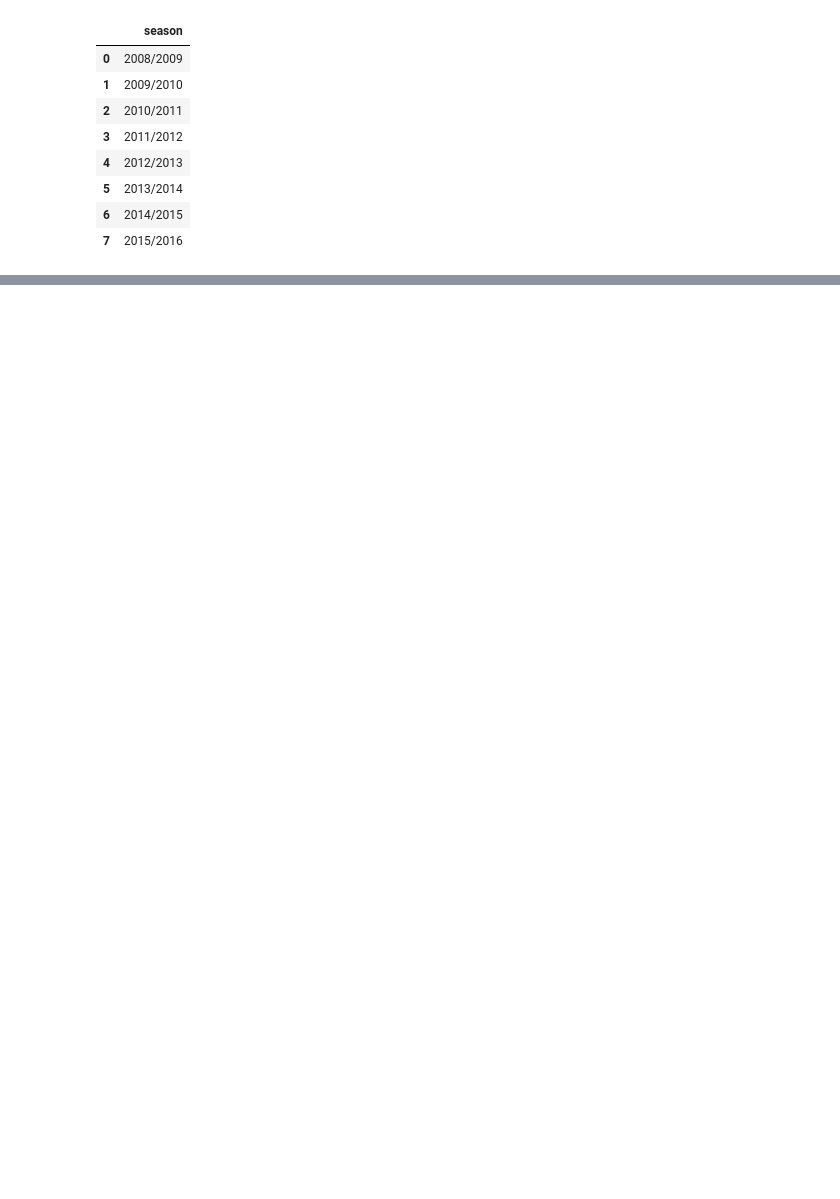
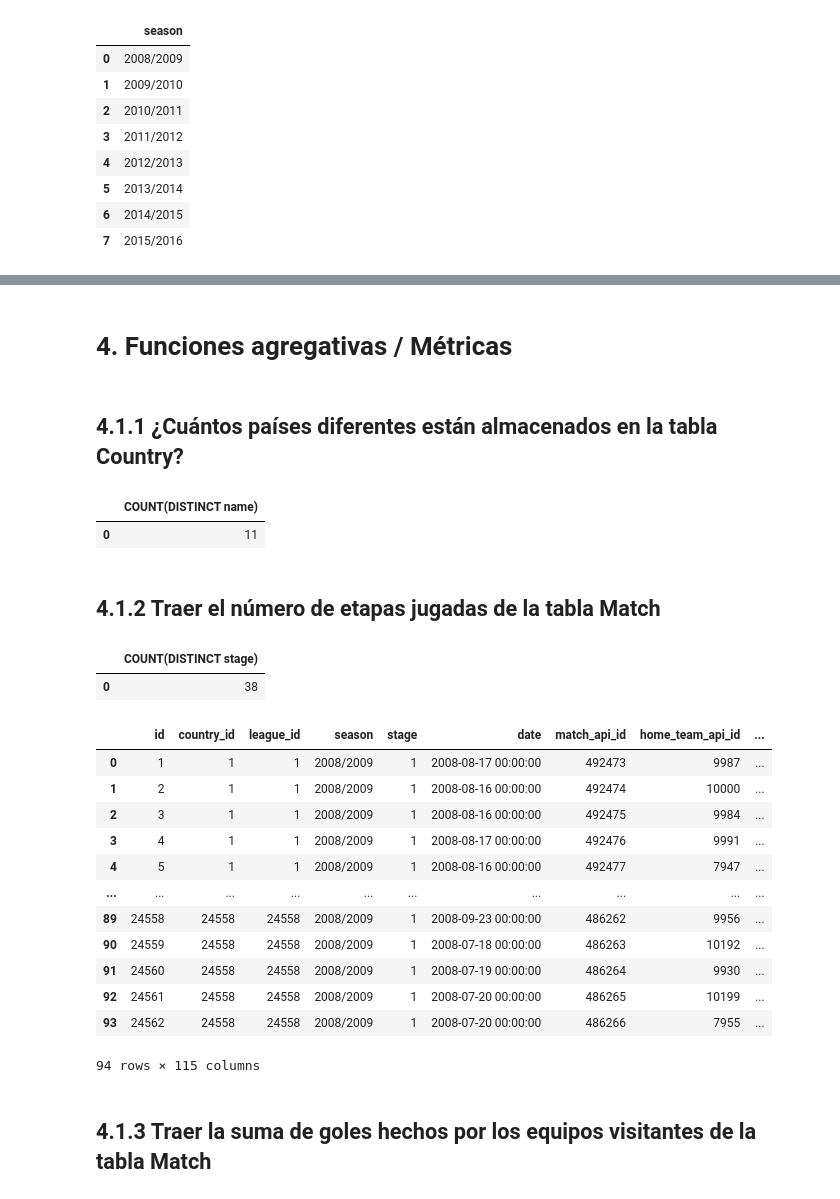
Before and after one commit to NeverShoutLala/Talento-Tech, a Jupyter notebook: tallersql.ipynb, the cells around one changed output, grey strips where cells are left out. Drawn from its saved outputs; the diff is of its cells as text; code cells hidden in the pictures; blank space fills up the shorter version.

```diff
--- a/tallersql.ipynb
+++ b/tallersql.ipynb
@@ -115,0 +215,43 @@ seasons
+# %% [markdown]
+# 4. Funciones agregativas / Métricas
+# %% [markdown]
+## 4.1.1 ¿Cuántos países diferentes están almacenados en la tabla Country?
+# %%
+query= '''SELECT COUNT(DISTINCT name) FROM Country;'''
+
+count_countries = pd.read_sql (query, conn)
+count_countries
+# %% [output]
+|  | COUNT(DISTINCT name) |
+| 0 | 11 |
+# %% [markdown]
+## 4.1.2 Traer el número de etapas jugadas de la tabla Match
+# %%
+query = '''SELECT COUNT(DISTINCT stage) FROM Match;'''
+
+countdis_stages = pd.read_sql(query, conn)
+countdis_stages
+# %% [output]
+|  | COUNT(DISTINCT stage) |
+| 0 | 38 |
+# %%
+query = '''SELECT * FROM Match WHERE stage = 1 AND season ='2008/2009';'''
+
+countdis_stages = pd.read_sql(query, conn)
+countdis_stages
+# %% [output]
+|  | id | country_id | league_id | season | stage | date | match_api_id | home_team_api_id | ... |
+| 0 | 1 | 1 | 1 | 2008/2009 | 1 | 2008-08-17 00:00:00 | 492473 | 9987 | ... |
+| 1 | 2 | 1 | 1 | 2008/2009 | 1 | 2008-08-16 00:00:00 | 492474 | 10000 | ... |
+| 2 | 3 | 1 | 1 | 2008/2009 | 1 | 2008-08-16 00:00:00 | 492475 | 9984 | ... |
+| 3 | 4 | 1 | 1 | 2008/2009 | 1 | 2008-08-17 00:00:00 | 492476 | 9991 | ... |
+| 4 | 5 | 1 | 1 | 2008/2009 | 1 | 2008-08-16 00:00:00 | 492477 | 7947 | ... |
+| ... | ... | ... | ... | ... | ... | ... | ... | ... | ... |
+| 89 | 24558 | 24558 | 24558 | 2008/2009 | 1 | 2008-09-23 00:00:00 | 486262 | 9956 | ... |
+| 90 | 24559 | 24558 | 24558 | 2008/2009 | 1 | 2008-07-18 00:00:00 | 486263 | 10192 | ... |
+| 91 | 24560 | 24558 | 24558 | 2008/2009 | 1 | 2008-07-19 00:00:00 | 486264 | 9930 | ... |
+| 92 | 24561 | 24558 | 24558 | 2008/2009 | 1 | 2008-07-20 00:00:00 | 486265 | 10199 | ... |
+| 93 | 24562 | 24558 | 24558 | 2008/2009 | 1 | 2008-07-20 00:00:00 | 486266 | 7955 | ... |
+94 rows × 115 columns
+# %% [markdown]
+## 4.1.3 Traer la suma de goles hechos por los equipos visitantes de la tabla Match
```
Also changed, not shown: parts of 58 cells of this notebook.
